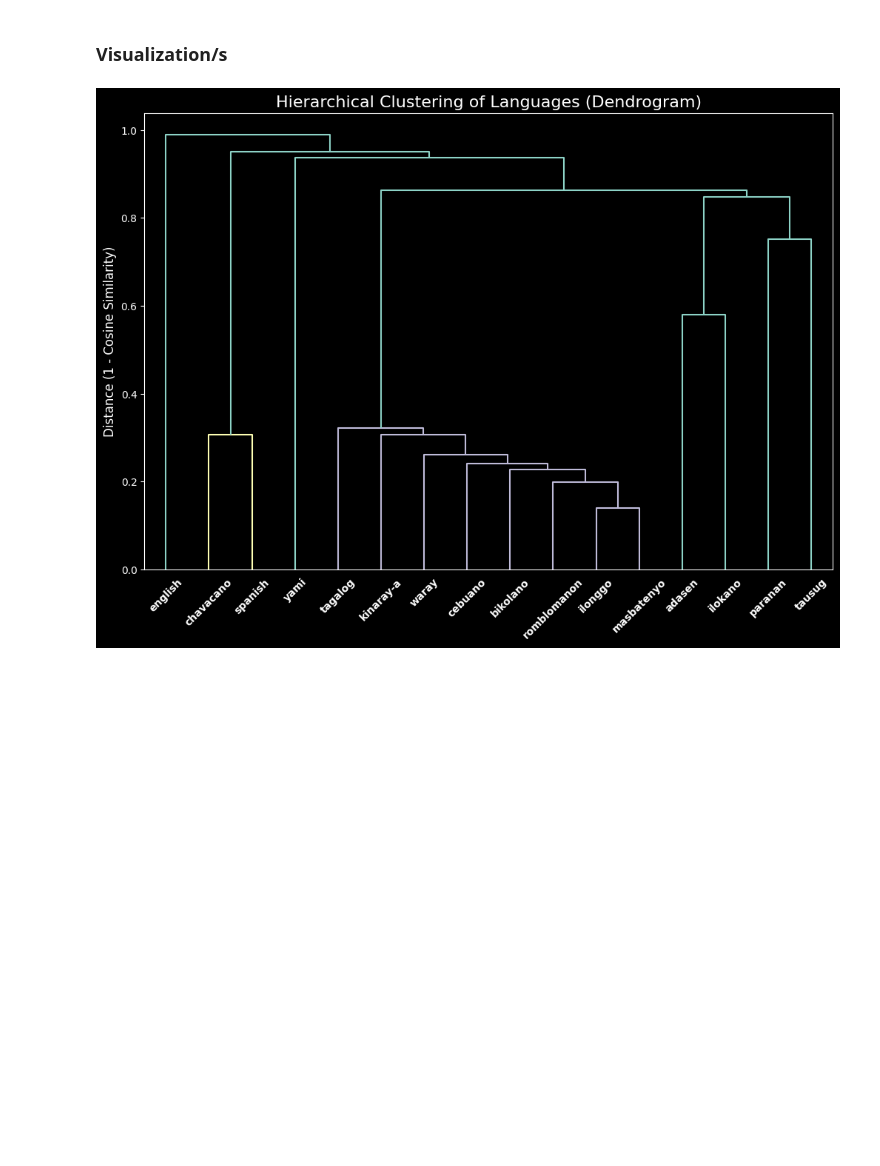
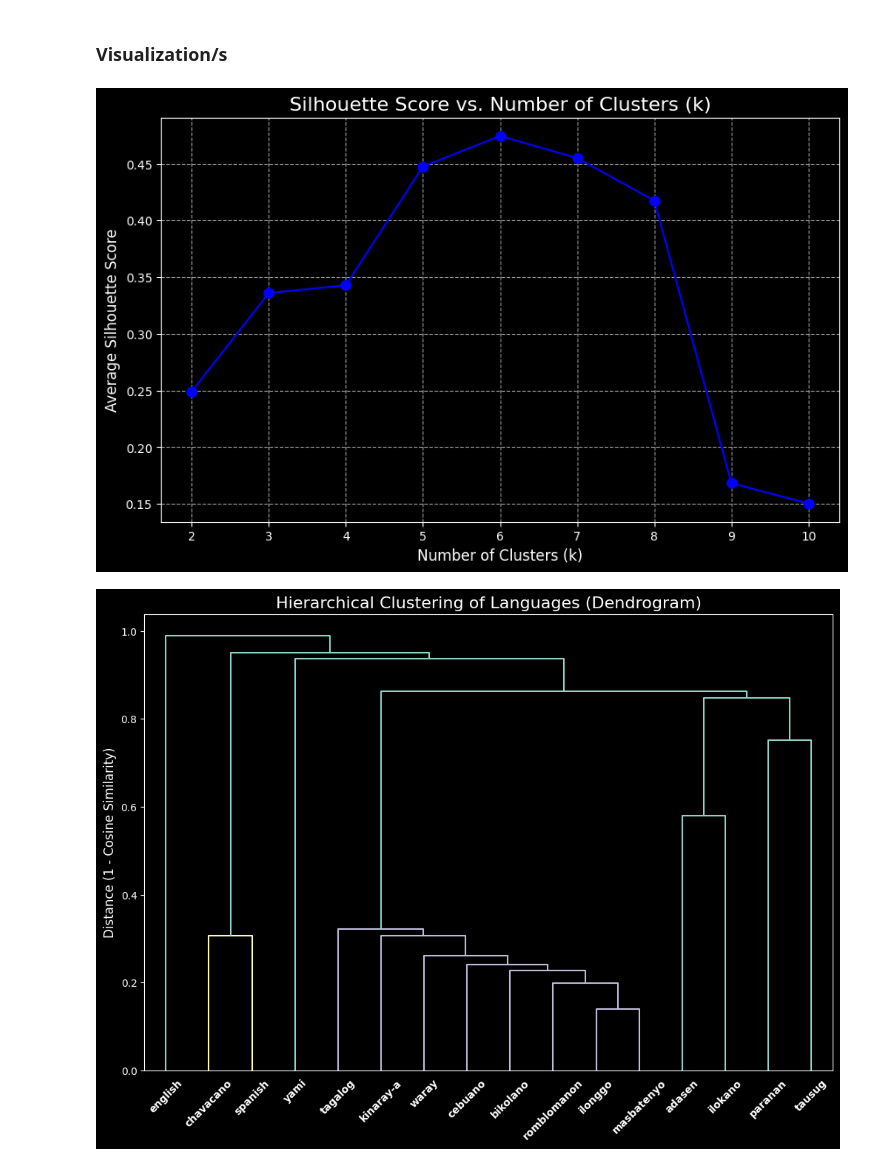
Before and after one commit to Dawsxn/PH-Language-Similarity-Analysis, a Jupyter notebook: notebooks/dendrogram.ipynb, the cells around one changed output. Drawn from its saved outputs; the diff is of its cells as text; code cells hidden in the pictures; blank space fills up the shorter version.

Commit message:
feat: add evaluation to the clustering portion

```diff
--- a/notebooks/dendrogram.ipynb
+++ b/notebooks/dendrogram.ipynb
@@ -90,0 +85,22 @@ array([[ 6.        ,  8.        ,  0.13913689,  2.        ],
+# %%
+# we will compute the optimal k using silhouette scores so we know how to cluster the dendrogram
+
+silhouette_scores = []
+language_names = similarity_matrix.index.to_list()
+
+# test k from 2 clusters up to 10
+k_range = range(2, 11)
+
+for k in k_range:
+    # cut the tree (Z) to get k clusters
+    labels = fcluster(Z, k, criterion='maxclust')
+
+    # calculate the silhouette score.
+    # uses square 'distance_matrix' and metric='precomputed'
+    score = silhouette_score(distance_matrix, labels, metric='precomputed')
+    silhouette_scores.append(score)
+    print(f"For k = {k}, the average Silhouette Score is: {score:.4f}")
+
+# find the k that gave the highest score
+best_k = k_range[np.argmax(silhouette_scores)]
+print(f"\nBest k based on highest Silhouette Score: {best_k}")
@@ -91,5 +172,21 @@ array([[ 6.        ,  8.        ,  0.13913689,  2.        ],
 # %% [markdown]
 ### Visualization/s
+# %%
+plt.style.use("dark_background")
+plt.figure(figsize=(10, 6))
+plt.plot(k_range, silhouette_scores, 'bo-', markersize=8)
+
+plt.title('Silhouette Score vs. Number of Clusters (k)', fontsize=16, color="white")
+plt.xlabel('Number of Clusters (k)', fontsize=12, color="white")
+plt.ylabel('Average Silhouette Score', fontsize=12, color="white")
+plt.xticks(k_range, color="white")
+plt.yticks(color="white")
+plt.grid(True, linestyle='--', alpha=0.6)
+
+plt.savefig("../results/silhouette_plot.png", dpi=300, bbox_inches="tight")
+plt.show()
+# %% [output]
+[figure, added]
 # %%
 plt.style.use("dark_background")
 plt.figure(figsize=(12, 8))
```
Also changed, not shown: parts of 10 cells of this notebook, 2 other files.
